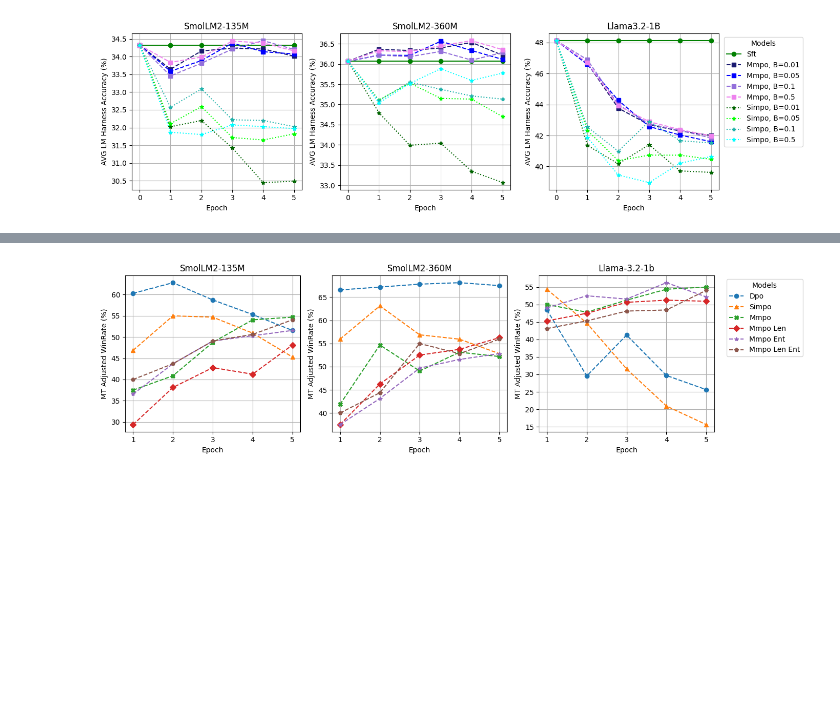
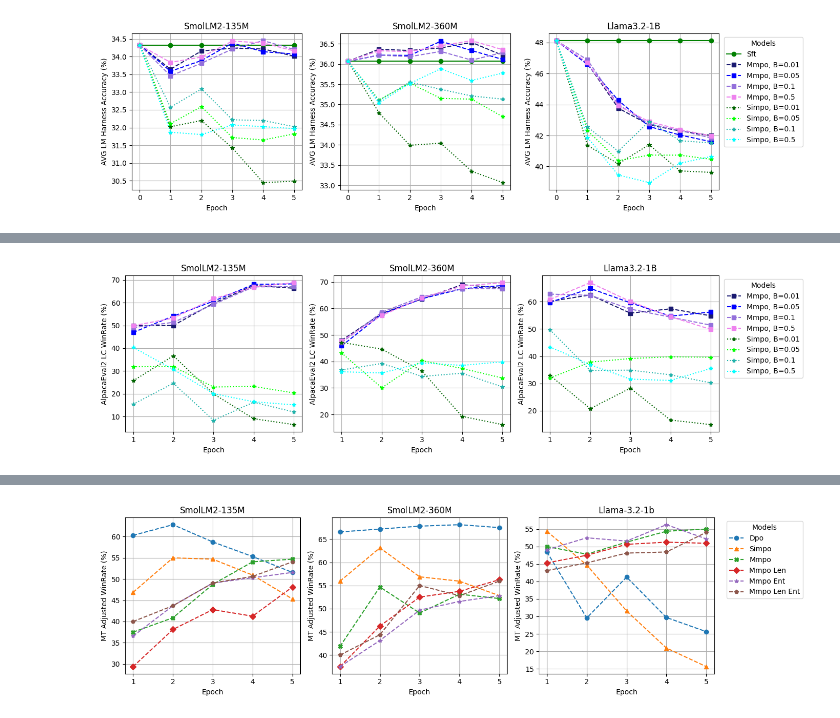
Before and after one commit to SaeedNajafi/alignment-handbook, a Jupyter notebook: lm-harness.ipynb, the cells around one changed output, grey strips where cells are left out. Drawn from its saved outputs; the diff is of its cells as text; code cells hidden in the pictures; blank space fills up the shorter version.

```diff
--- a/lm-harness.ipynb
+++ b/lm-harness.ipynb
@@ -759,3 +866,7 @@ plot_alpaca_diagram(1.0)
+# %%
+alpaca_mmpo_simpo_plot_diagram()
+# %% [output]
+[figure, added]
 # %%
 mt_winrate_135m_string = """smollm2-135M-orca_bin_ultra-offline-dpo-beta_0.01-lr_0.0001-avg_logps_no-v2_checkpoint-1148                                 75    34   51  0.468750   0.212500           0.628125
 smollm2-135M-orca_bin_ultra-offline-dpo-beta_0.01-lr_0.0001-avg_logps_no-v2_checkpoint-575                                  61    28   71  0.381250   0.175000           0.603125
```
Also changed, not shown: parts of 13 cells of this notebook, 3 other files.
